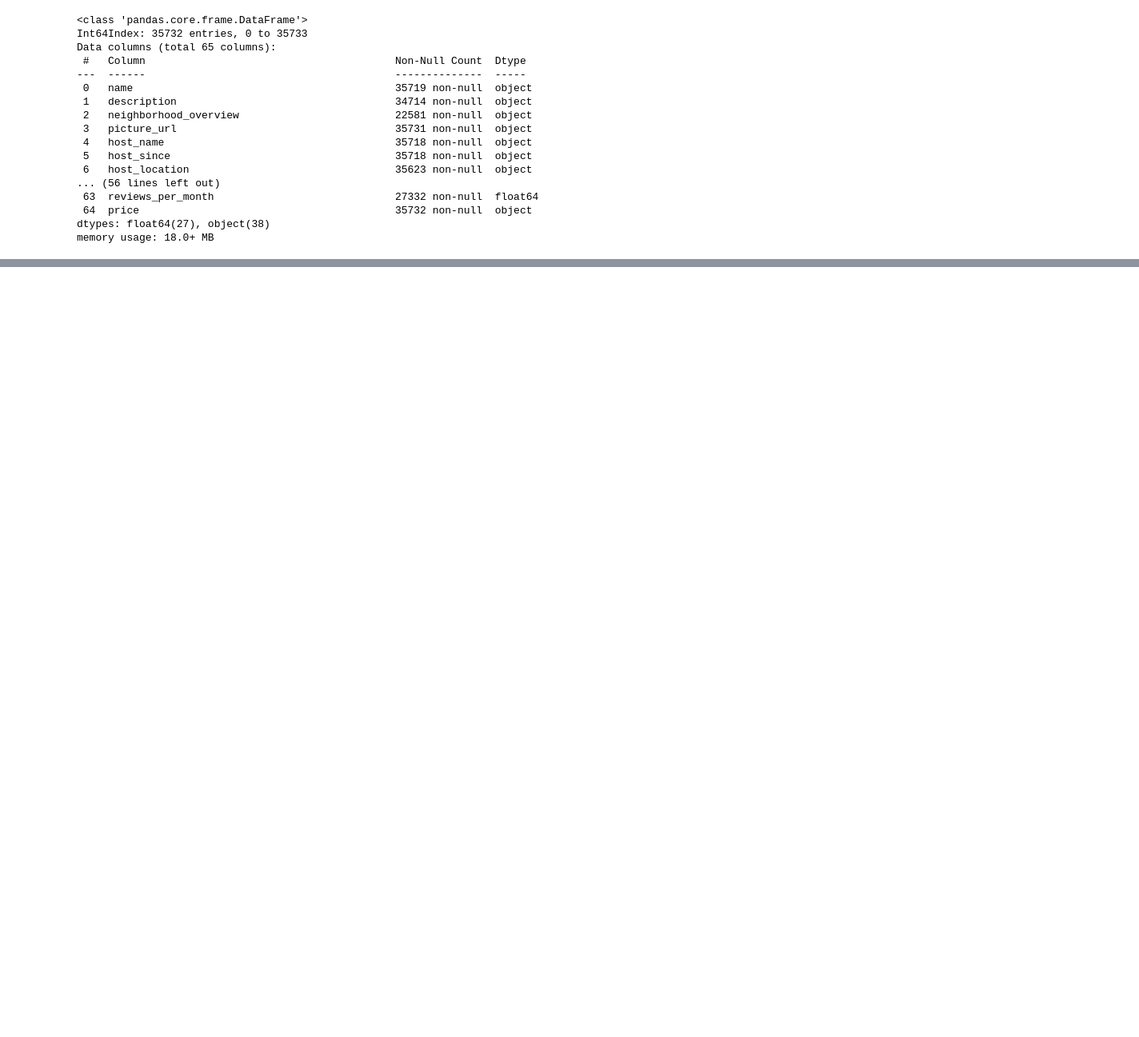
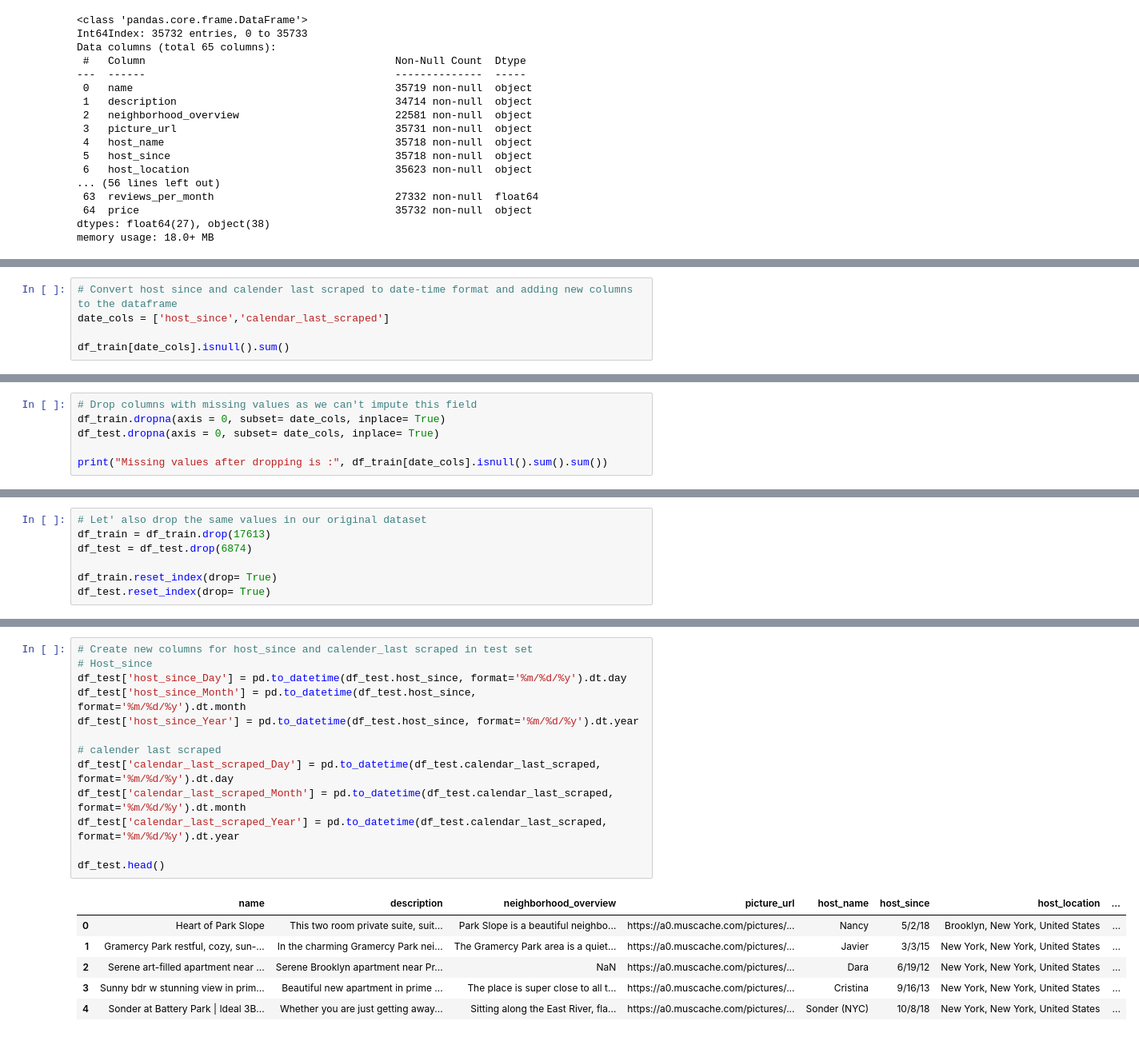
Before and after one commit to obeabi/SDSDecember2020Challenge, a Jupyter notebook: model_v1.ipynb, the cells around one changed output, grey strips where cells are left out. Shown at 80% size. Cells and saved outputs as stored; diff of their text form; blank space fills up the shorter version.

```diff
--- a/model_v1.ipynb
+++ b/model_v1.ipynb
@@ -220 +215,6 @@ Length: 64, dtype: int64
  8.425677188269534%
+# %%
+# Convert host since and calender last scraped to date-time format and adding new columns to the dataframe
+date_cols = ['host_since','calendar_last_scraped']
+
+df_train[date_cols].isnull().sum()
@@ -220,0 +225,6 @@ Length: 64, dtype: int64
+# %%
+# Drop columns with missing values as we can't impute this field
+df_train.dropna(axis = 0, subset= date_cols, inplace= True)
+df_test.dropna(axis = 0, subset= date_cols, inplace= True)
+
+print("Missing values after dropping is :", df_train[date_cols].isnull().sum().sum())
@@ -220,0 +280,7 @@ Length: 64, dtype: int64
+# %%
+# Let' also drop the same values in our original dataset
+df_train = df_train.drop(17613)
+df_test = df_test.drop(6874)
+
+df_train.reset_index(drop= True)
+df_test.reset_index(drop= True)
@@ -220,0 +344,20 @@ Length: 64, dtype: int64
+# %%
+# Create new columns for host_since and calender_last scraped in test set
+# Host_since
+df_test['host_since_Day'] = pd.to_datetime(df_test.host_since, format='%m/%d/%y').dt.day
+df_test['host_since_Month'] = pd.to_datetime(df_test.host_since, format='%m/%d/%y').dt.month
+df_test['host_since_Year'] = pd.to_datetime(df_test.host_since, format='%m/%d/%y').dt.year
+
+# calender last scraped
+df_test['calendar_last_scraped_Day'] = pd.to_datetime(df_test.calendar_last_scraped, format='%m/%d/%y').dt.day
+df_test['calendar_last_scraped_Month'] = pd.to_datetime(df_test.calendar_last_scraped, format='%m/%d/%y').dt.month
+df_test['calendar_last_scraped_Year'] = pd.to_datetime(df_test.calendar_last_scraped, format='%m/%d/%y').dt.year
+
+df_test.head()
+# %% [output]
+|  | name | description | neighborhood_overview | picture_url | host_name | host_since | host_location | ... |
+| 0 | Heart of Park Slope | This two room private suite, suit... | Park Slope is a beautiful neighbo... | https://a0.muscache.com/pictures/... | Nancy | 5/2/18 | Brooklyn, New York, United States | ... |
+| 1 | Gramercy Park restful, cozy, sun-... | In the charming Gramercy Park nei... | The Gramercy Park area is a quiet... | https://a0.muscache.com/pictures/... | Javier | 3/3/15 | New York, New York, United States | ... |
+| 2 | Serene art-filled apartment near ... | Serene Brooklyn apartment near Pr... | NaN | https://a0.muscache.com/pictures/... | Dara | 6/19/12 | New York, New York, United States | ... |
+| 3 | Sunny bdr w stunning view in prim... | Beautiful new apartment in prime ... | The place is super close to all t... | https://a0.muscache.com/pictures/... | Cristina | 9/16/13 | New York, New York, United States | ... |
+| 4 | Sonder at Battery Park | Ideal 3B... | Whether you are just getting away... | Sitting along the East River, fla... | https://a0.muscache.com/pictures/... | Sonder (NYC) | 10/8/18 | New York, New York, United States | ... |
```
Also changed, not shown: parts of 20 cells of this notebook.
